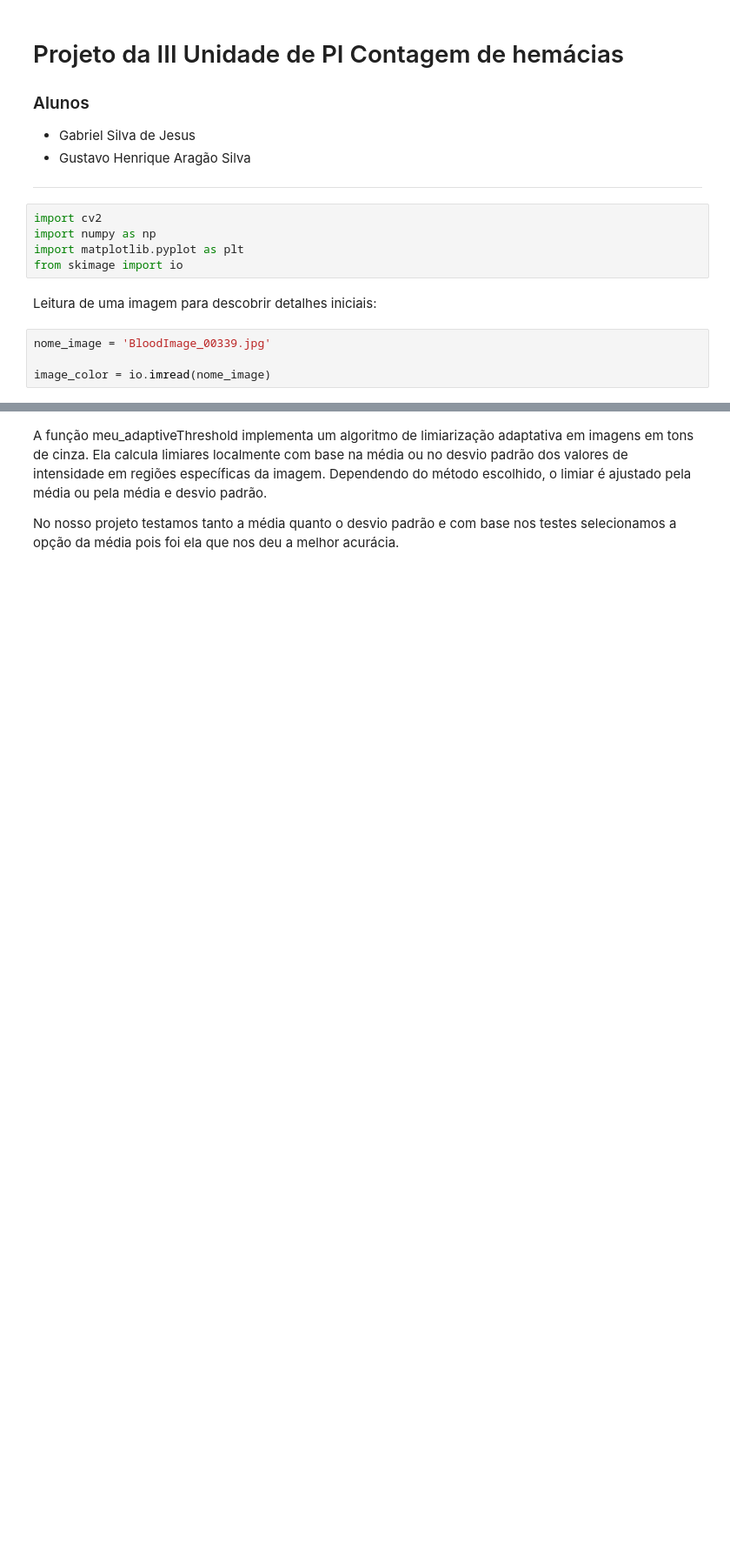
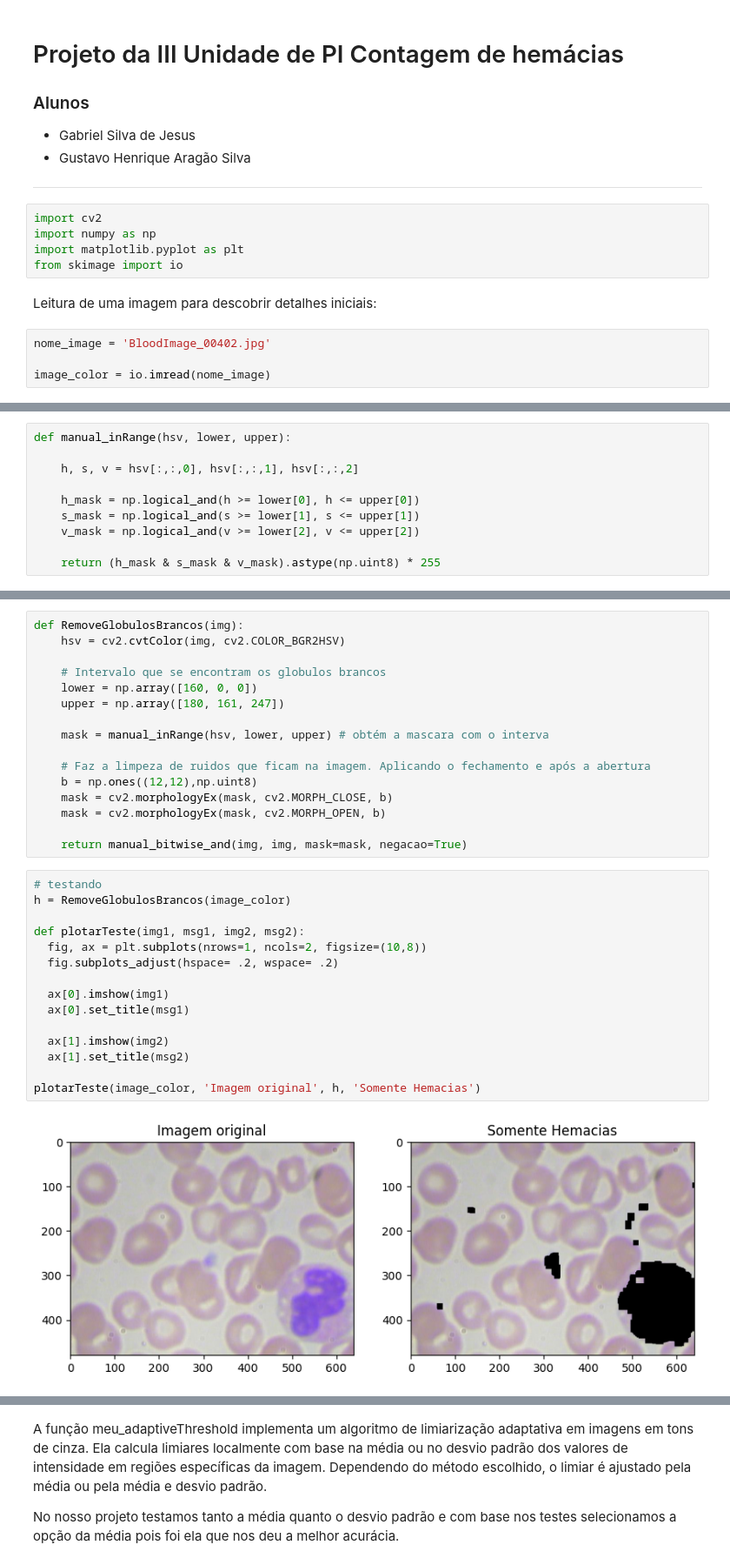
Before and after one commit to gabrielbtera/contagem-hemacias, a Jupyter notebook: temp/contagem-hemacias.ipynb, the cells around one changed output, grey strips where cells are left out. Shown at 87% size. Saved outputs shown, nothing was run; the diff lists cells and outputs as text; blank space fills up the shorter version.

```diff
--- a/temp/contagem-hemacias.ipynb
+++ b/temp/contagem-hemacias.ipynb
@@ -15,7 +15,7 @@ from skimage import io
 # %% [markdown]
 Leitura de uma imagem para descobrir detalhes iniciais:
 # %%
-nome_image = 'BloodImage_00339.jpg'
+nome_image = 'BloodImage_00402.jpg'
 
 image_color = io.imread(nome_image)
 # %% [markdown]
@@ -37,0 +48,10 @@ Após encontrar os valores máximos foi feita a variacao do canal h e encontramo
+# %%
+def manual_inRange(hsv, lower, upper):
+
+    h, s, v = hsv[:,:,0], hsv[:,:,1], hsv[:,:,2]
+
+    h_mask = np.logical_and(h >= lower[0], h <= upper[0])
+    s_mask = np.logical_and(s >= lower[1], s <= upper[1])
+    v_mask = np.logical_and(v >= lower[2], v <= upper[2])
+
+    return (h_mask & s_mask & v_mask).astype(np.uint8) * 255
@@ -37,0 +78,33 @@ Após encontrar os valores máximos foi feita a variacao do canal h e encontramo
+# %%
+def RemoveGlobulosBrancos(img):
+    hsv = cv2.cvtColor(img, cv2.COLOR_BGR2HSV)
+
+    # Intervalo que se encontram os globulos brancos
+    lower = np.array([160, 0, 0])
+    upper = np.array([180, 161, 247])
+
+    mask = manual_inRange(hsv, lower, upper) # obtém a mascara com o interva
+
+    # Faz a limpeza de ruidos que ficam na imagem. Aplicando o fechamento e após a abertura
+    b = np.ones((12,12),np.uint8)
+    mask = cv2.morphologyEx(mask, cv2.MORPH_CLOSE, b)
+    mask = cv2.morphologyEx(mask, cv2.MORPH_OPEN, b)
+
+    return manual_bitwise_and(img, img, mask=mask, negacao=True)
+# %%
+# testando
+h = RemoveGlobulosBrancos(image_color)
+
+def plotarTeste(img1, msg1, img2, msg2):
+  fig, ax = plt.subplots(nrows=1, ncols=2, figsize=(10,8))
+  fig.subplots_adjust(hspace= .2, wspace= .2)
+
+  ax[0].imshow(img1)
+  ax[0].set_title(msg1)
+
+  ax[1].imshow(img2)
+  ax[1].set_title(msg2)
+
+plotarTeste(image_color, 'Imagem original', h, 'Somente Hemacias')
+# %% [output]
+[figure, added]
```
Also changed, not shown: parts of 11 cells of this notebook, 1 other file.
